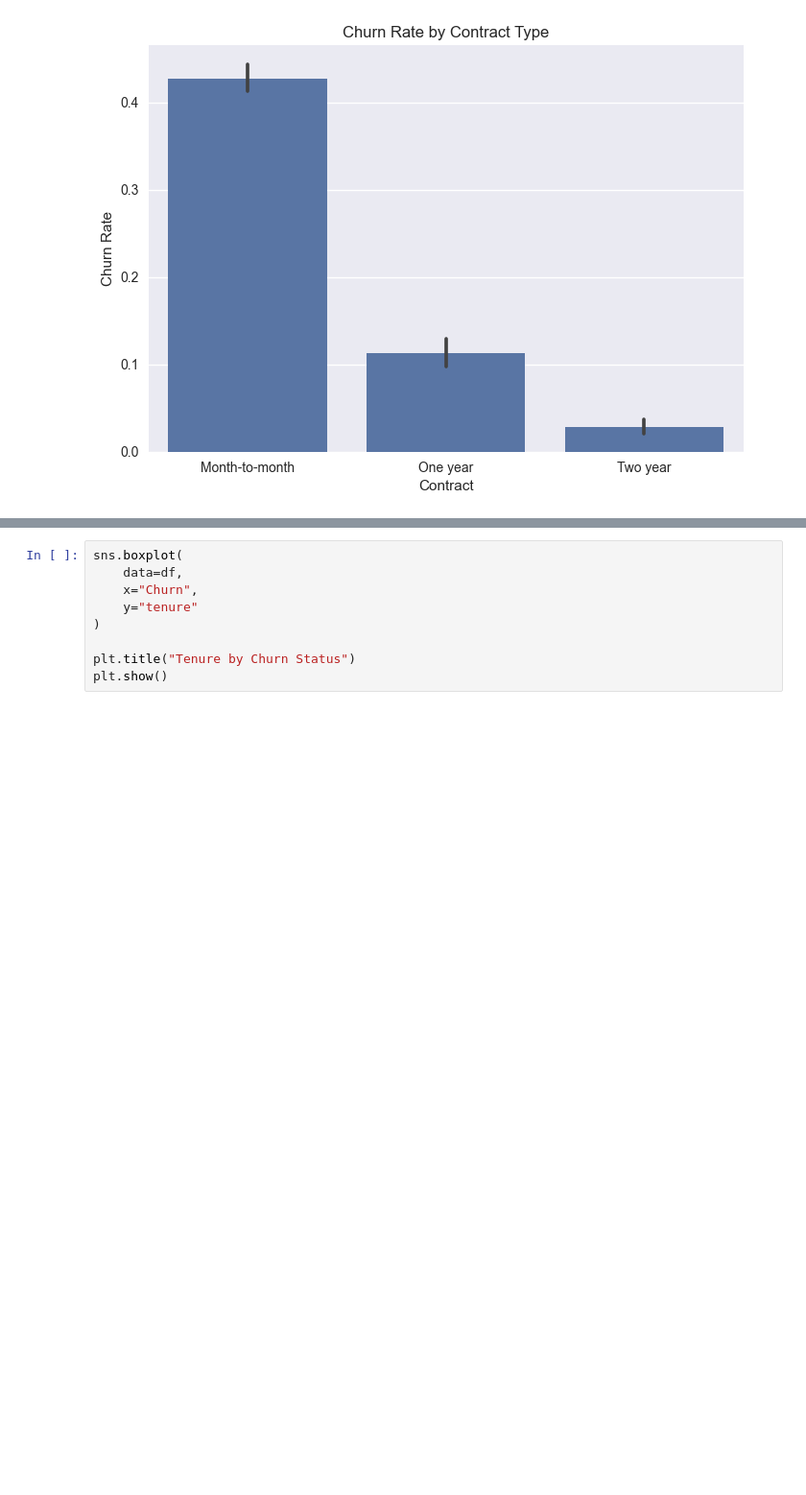
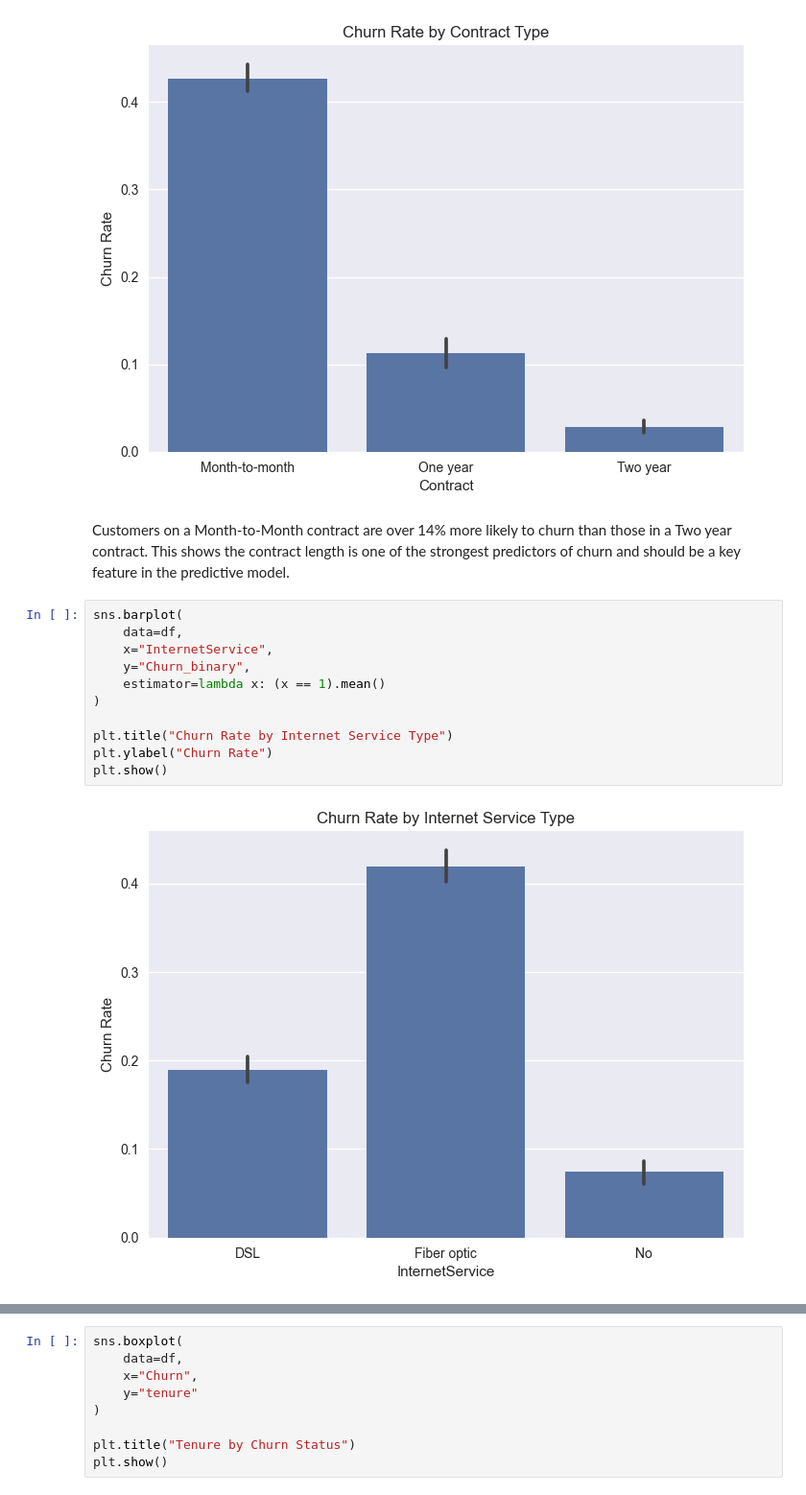
Before and after one commit to AvanishRawat/ml-churn-prediction, a Jupyter notebook: notebooks/01_eda.ipynb, the cells around one changed output, grey strips where cells are left out. Shown at 96% size. Drawn from its saved outputs; the diff is of its cells as text; blank space fills up the shorter version.

Commit message:
Worked On Plots for EDA

```diff
--- a/notebooks/01_eda.ipynb
+++ b/notebooks/01_eda.ipynb
@@ -112,3 +112,18 @@ plt.ylabel("Churn Rate")
 plt.show()
 # %% [output]
 [figure]
+# %% [markdown]
+Customers on a Month-to-Month contract are over 14% more likely to churn than those in a Two year contract. This shows the contract length is one of the strongest predictors of churn and should be a key feature in the predictive model.
+# %%
+sns.barplot(
+    data=df,
+    x="InternetService",
+    y="Churn_binary",
+    estimator=lambda x: (x == 1).mean()
+)
+
+plt.title("Churn Rate by Internet Service Type")
+plt.ylabel("Churn Rate")
+plt.show()
+# %% [output]
+[figure, added]
```
Also changed, not shown: parts of 11 cells of this notebook.
